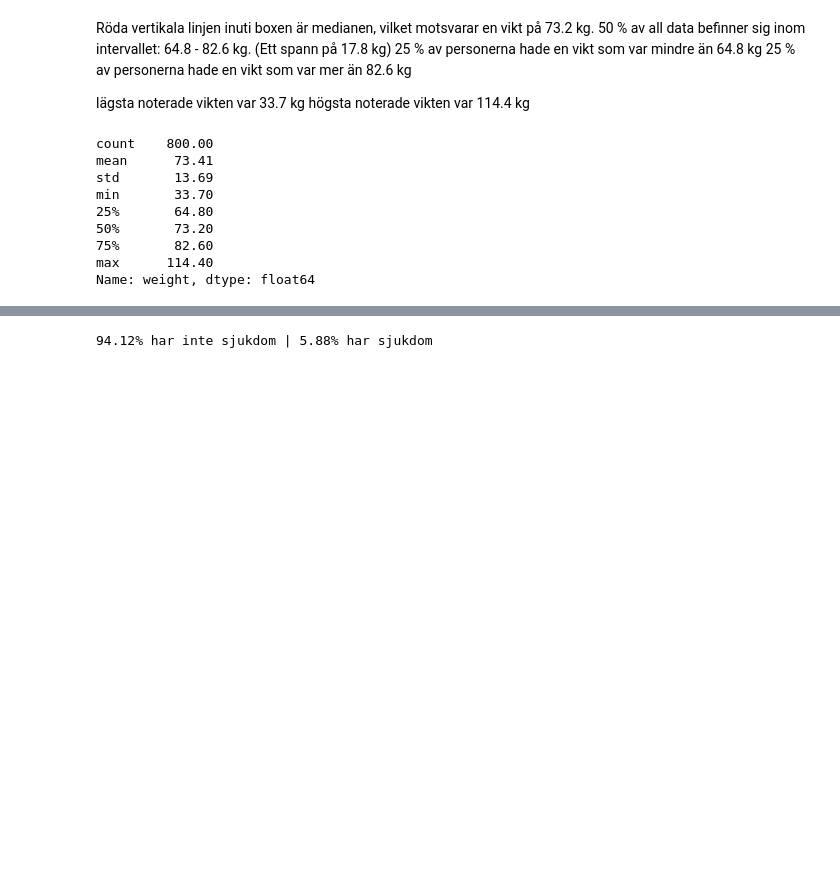
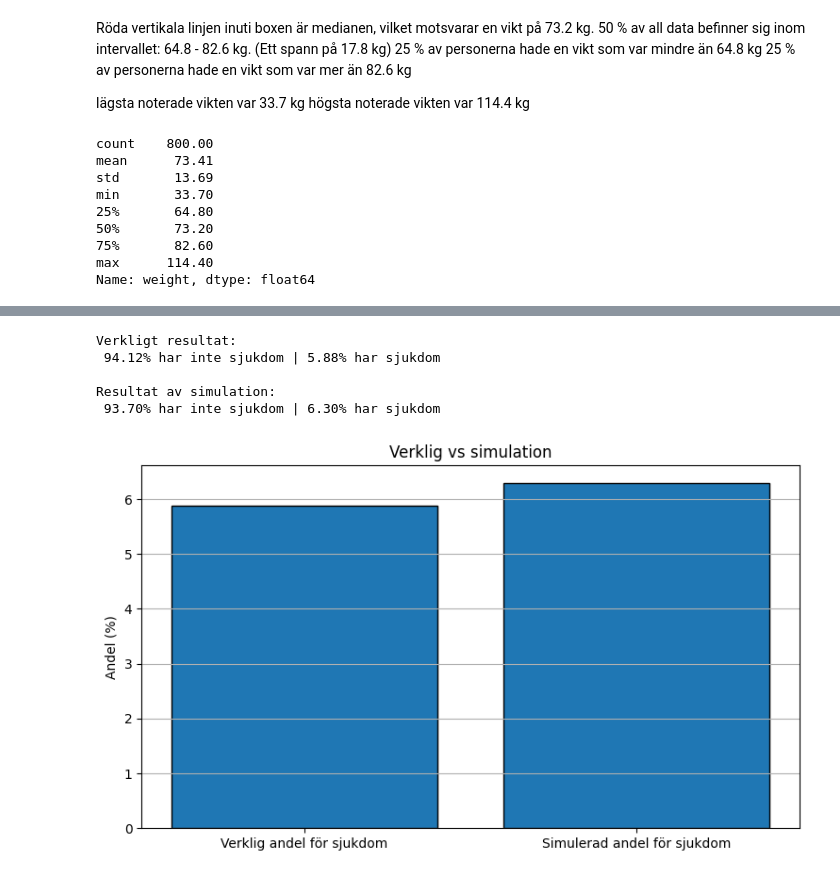
Before and after one commit to Jack-JackAttack/Halsostudie, a Jupyter notebook: report.ipynb, the cells around one changed output, grey strips where cells are left out. Saved outputs shown, nothing was run; the diff lists cells and outputs as text; code cells hidden in the pictures; blank space fills up the shorter version.

Commit message:
simulerat 1000 slumpade med samma sannolikhet för sjukdom i report

```diff
--- a/report.ipynb
+++ b/report.ipynb
@@ -65,8 +65,28 @@ V.bar_chart(ax, smoker_percentage, "Andel rökar i studien", "Rökare", "Andel (
 # %%
+import numpy as np
+np.random.seed(42)
+
 disease = calc_percentage(df, "disease")
+disease_no, disease_yes = disease
+print(f"Verkligt resultat: \n {disease_no:.2f}% har inte sjukdom | {disease_yes:.2f}% har sjukdom")
 
-disease_no, disease_yes = disease
 
-print(f"{disease_no}% har inte sjukdom | {disease_yes}% har sjukdom")
+p_of_disease = disease_yes / 100
+simulation = np.random.choice(["yes", "no"], size=1000, p=[p_of_disease, 1 - p_of_disease])
+
+
+sim_disease_no, sim_disease_yes = pd.Series(simulation).value_counts(normalize=True) * 100
+print()
+print(f"Resultat av simulation: \n {sim_disease_no:.2f}% har inte sjukdom | {sim_disease_yes:.2f}% har sjukdom")
+
+
+compare = pd.Series({"Verklig andel för sjukdom": disease_yes, "Simulerad andel för sjukdom": sim_disease_yes})
+fig, ax = plt.subplots(figsize=(9, 5))
+plt.show(V.bar_chart(ax, compare, "Verklig vs simulation", ""))
 # %% [output]
-94.12% har inte sjukdom | 5.88% har sjukdom
+Verkligt resultat:
+ 94.12% har inte sjukdom | 5.88% har sjukdom
+
+Resultat av simulation:
+ 93.70% har inte sjukdom | 6.30% har sjukdom
+[figure, added]
```
Also changed, not shown: parts of 1 cell of this notebook.
